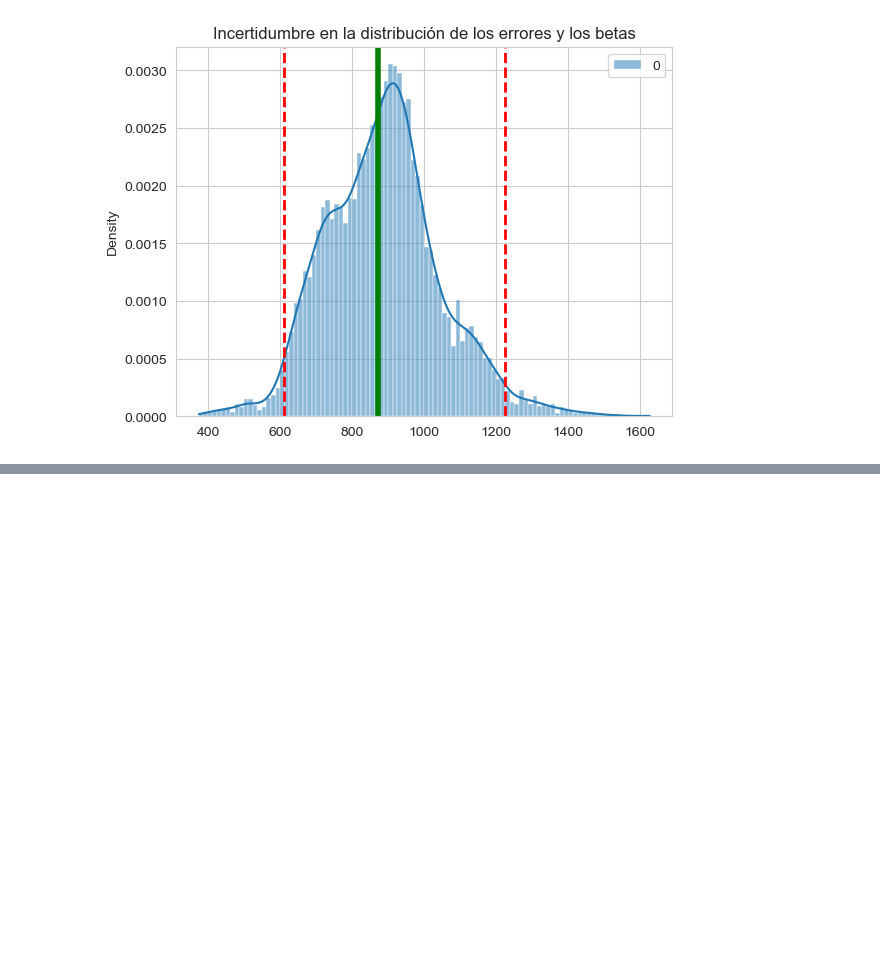
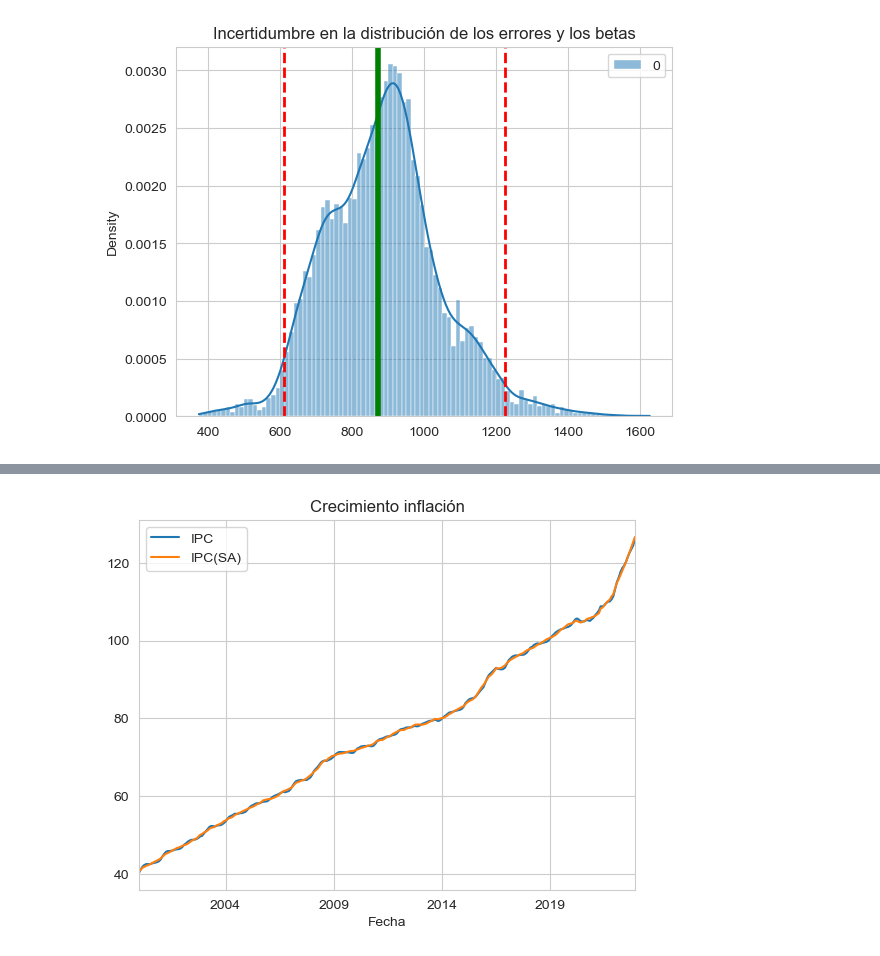
Before and after one commit to remg1997/time_series, a Jupyter notebook: Taller1/Taller1.ipynb, the cells around one changed output, grey strips where cells are left out. Drawn from its saved outputs; the diff is of its cells as text; code cells hidden in the pictures; blank space fills up the shorter version.

```diff
--- a/Taller1/Taller1.ipynb
+++ b/Taller1/Taller1.ipynb
@@ -498,0 +589,14 @@ plt.savefig('./plots/density_1,2,7.png', dpi = dpi)
+# %%
+df.index = pd.to_datetime(df['Fecha'], format = "%YYYY-%MM-%DD").dt.to_period("M")
+# %%
+df.drop('Fecha', axis =1, inplace= True)
+# %%
+df["ln_ipc_sa"] = np.log(df["IPC(SA)"])
+# %%
+df['ln_ipc_sa_diff'] = df['ln_ipc_sa'].diff(1)*100
+# %%
+df[['IPC', 'IPC(SA)']].plot()
+plt.title('Crecimiento inflación')
+plt.show()
+# %% [output]
+[figure, added]
```
Also changed, not shown: parts of 40 cells of this notebook.
